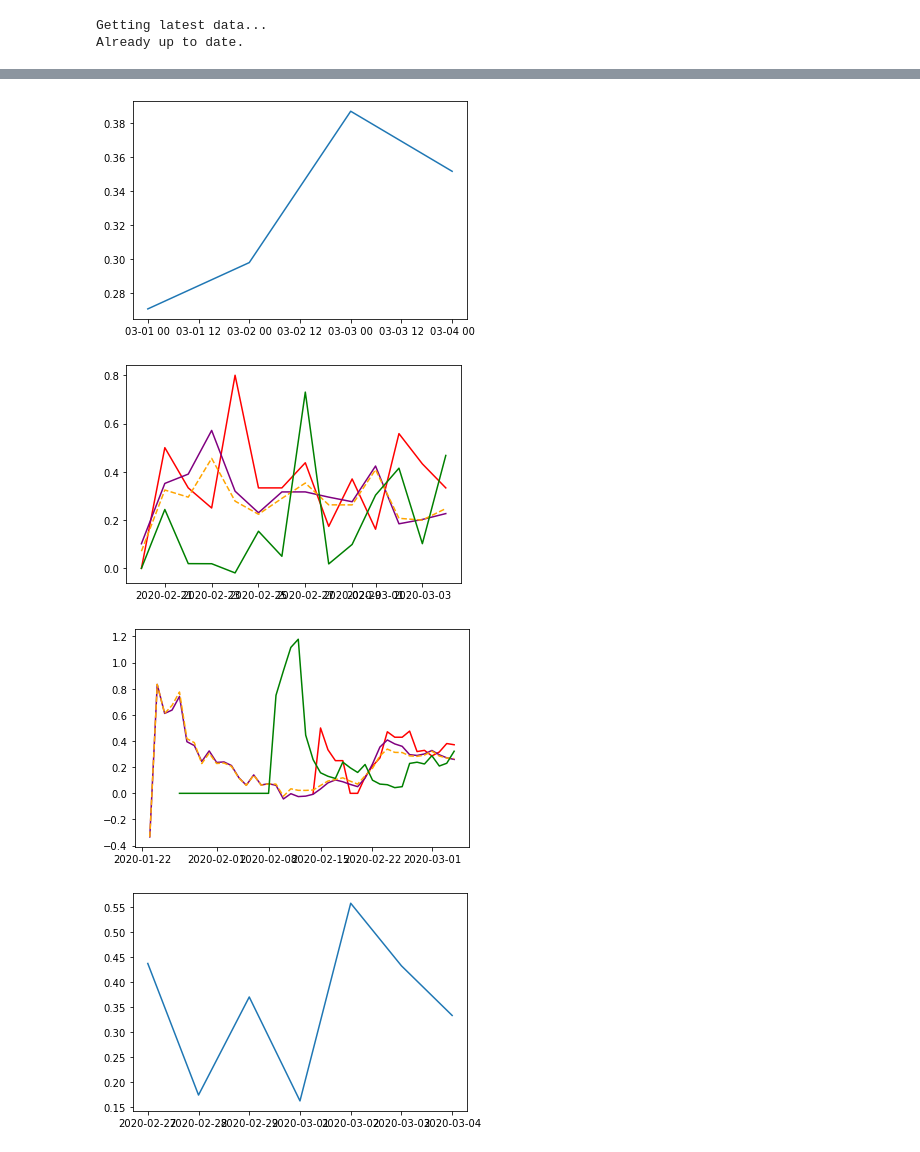
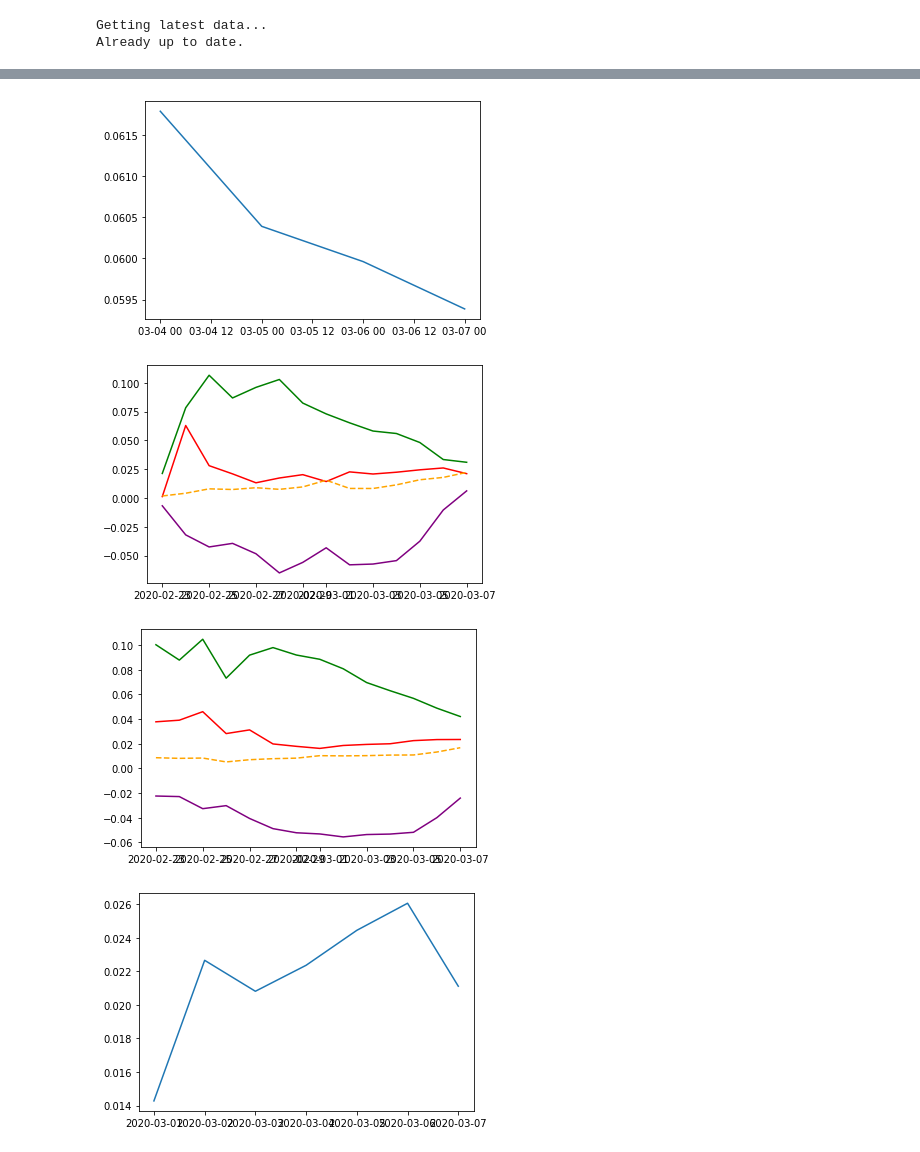
Before and after one commit to Addidy/coronavirus-analysis, a Jupyter notebook: src/Top Economies.ipynb, the cells around one changed output, grey strips where cells are left out. Saved outputs shown, nothing was run; the diff lists cells and outputs as text; code cells hidden in the pictures.

```diff
--- a/src/Top Economies.ipynb
+++ b/src/Top Economies.ipynb
@@ -12,7 +12,7 @@ dl = anlzr.DataDownloader()
 Getting latest data...
 Already up to date.
 # %%
-top_economies = ['US', 'Japan', 'Germany', 'India', 'United Kingdom', 'France', 'Italy', 'Brazil', 'Canada']
+top_economies = ['US', 'Mainland China', 'Japan', 'Germany', 'India', 'United Kingdom', 'France', 'Italy', 'Brazil', 'Canada']
 # %%
 world = dl.get_analyzer(include_country_regions=top_economies)
 world.get_dataframe().tail()
@@ -39,16 +39,16 @@ world.graph_data(['death_change'])
 # %%
 world.graph_data(columns=['lethality'], since_x_days_ago=4)
 # %% [output]
-[figure, old version]
+[figure, new version]
 # %%
 world.graph_changes_pct(since_x_days_ago=14)
 # %% [output]
-[figure, old version]
+[figure, new version]
 # %%
-world.graph_changes_pct_avg()
+world.graph_changes_pct_avg(since_x_days_ago=14)
 # %% [output]
-[figure, old version]
+[figure, new version]
 # %%
 world.graph_data(['death_change%'], 7)
 # %% [output]
-[figure, old version]
+[figure, new version]
```
Also changed, not shown: parts of 4 cells of this notebook, 6 other files.
